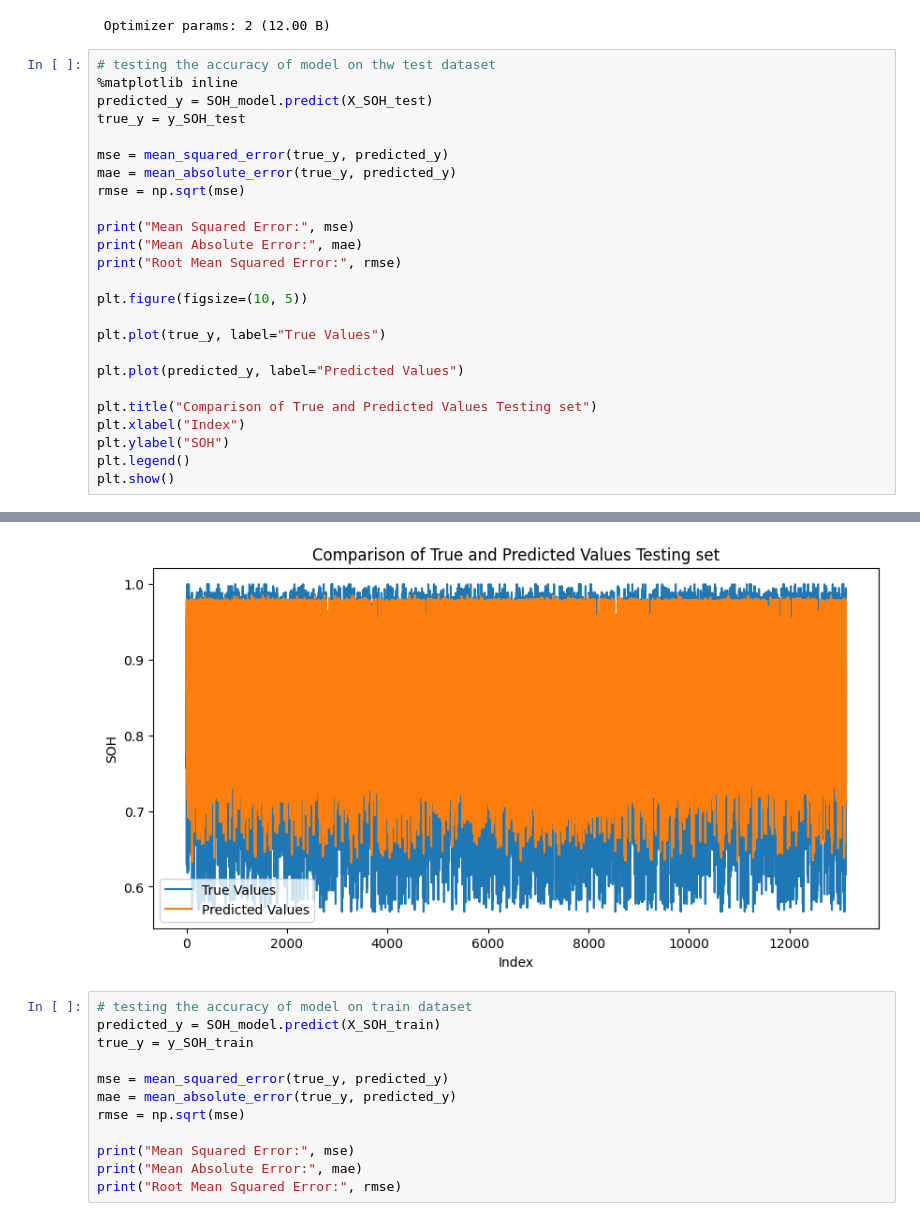
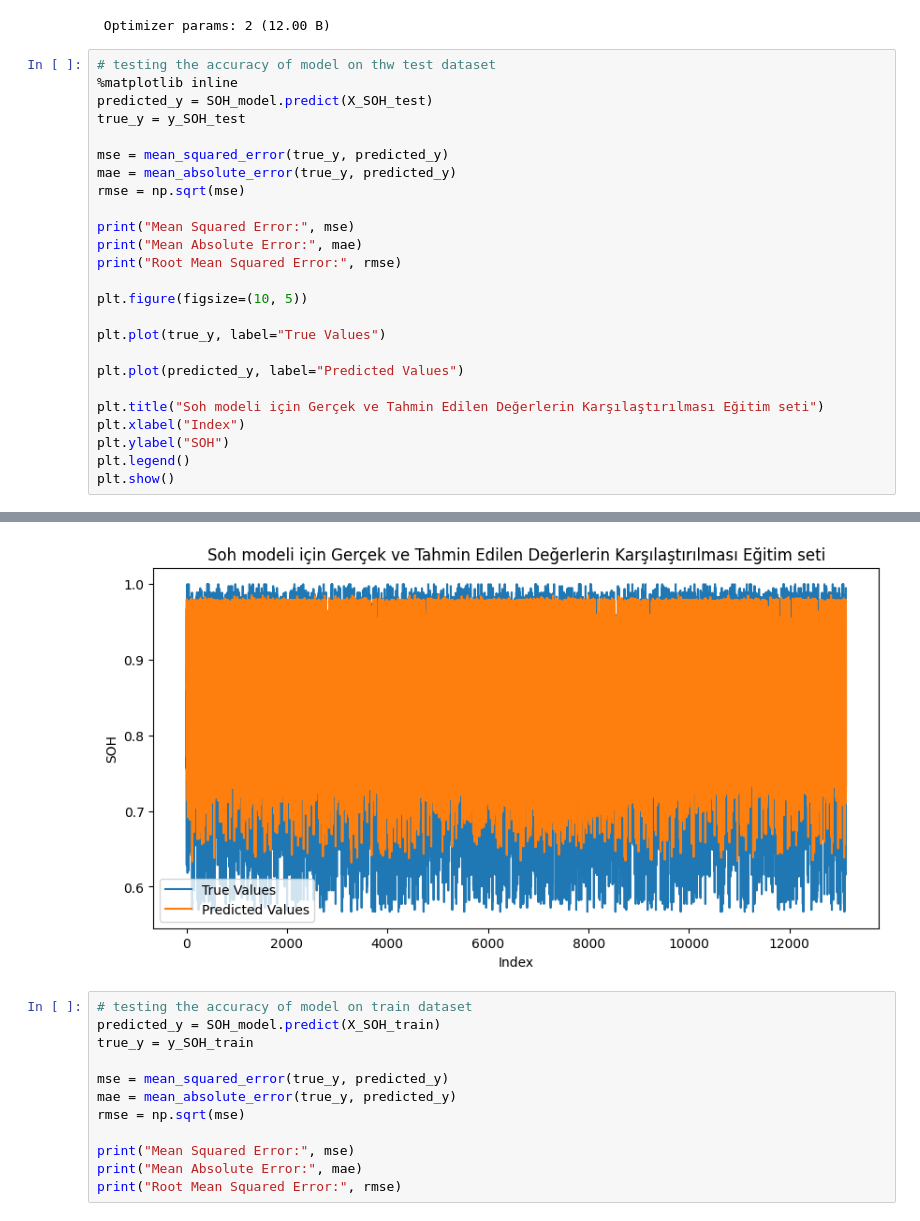
Before and after one commit to SirmaXX/yed_mulakat, a Jupyter notebook: verianalizi/dataanalysis.ipynb, the cells around one changed output, grey strips where cells are left out. Saved outputs shown, nothing was run; the diff lists cells and outputs as text.

```diff
--- a/verianalizi/dataanalysis.ipynb
+++ b/verianalizi/dataanalysis.ipynb
@@ -461,7 +453,7 @@ plt.plot(true_y, label="True Values")
 
 plt.plot(predicted_y, label="Predicted Values")
 
-plt.title("Comparison of True and Predicted Values Testing set")
+plt.title("Soh modeli için Gerçek ve Tahmin Edilen Değerlerin Karşılaştırılması Eğitim seti")
 plt.xlabel("Index")
 plt.ylabel("SOH")
 plt.legend()
@@ -471,7 +463,7 @@ plt.show()
 Mean Squared Error: 0.004424698645443541
 Mean Absolute Error: 0.05341213918387097
 Root Mean Squared Error: 0.06651840832013
-[figure, old version]
+[figure, new version]
 # %%
 # testing the accuracy of model on train dataset
 predicted_y = SOH_model.predict(X_SOH_train)
```
Also changed, not shown: parts of 10 cells of this notebook.
